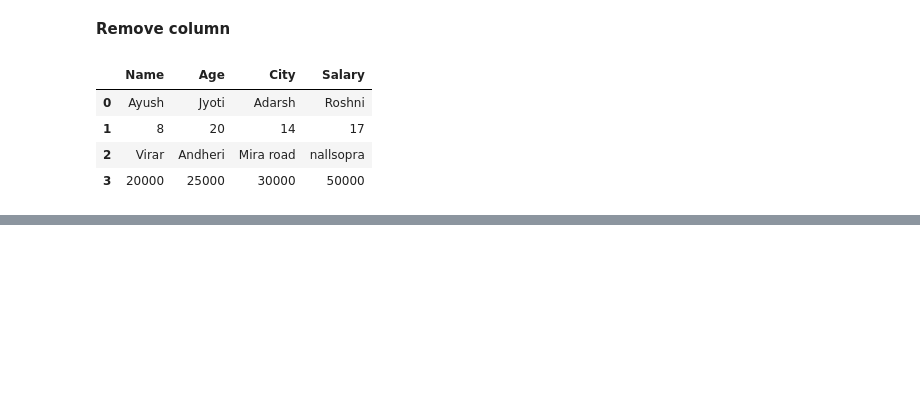
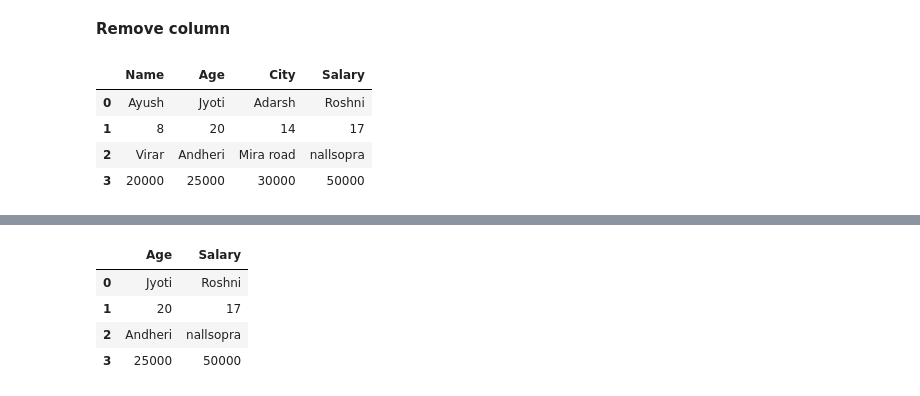
Before and after one commit to jyotigiri7219/Practice, a Jupyter notebook: Pandas.ipynb, the cells around one changed output, grey strips where cells are left out. Saved outputs shown, nothing was run; the diff lists cells and outputs as text; code cells hidden in the pictures; blank space fills up the shorter version.

```diff
--- a/Pandas.ipynb
+++ b/Pandas.ipynb
@@ -131,0 +140,3 @@ df2.drop("DPT", axis =  1)
+# %%
+df2.drop("DPT", axis = 1, inplace = True, errors='ignore')
+df2
@@ -131,0 +149,8 @@ df2.drop("DPT", axis =  1)
+# %%
+df2.drop(["Name","City"], axis = 1)
+# %% [output]
+|  | Age | Salary |
+| 0 | Jyoti | Roshni |
+| 1 | 20 | 17 |
+| 2 | Andheri | nallsopra |
+| 3 | 25000 | 50000 |
```
Also changed, not shown: parts of 7 cells of this notebook.
